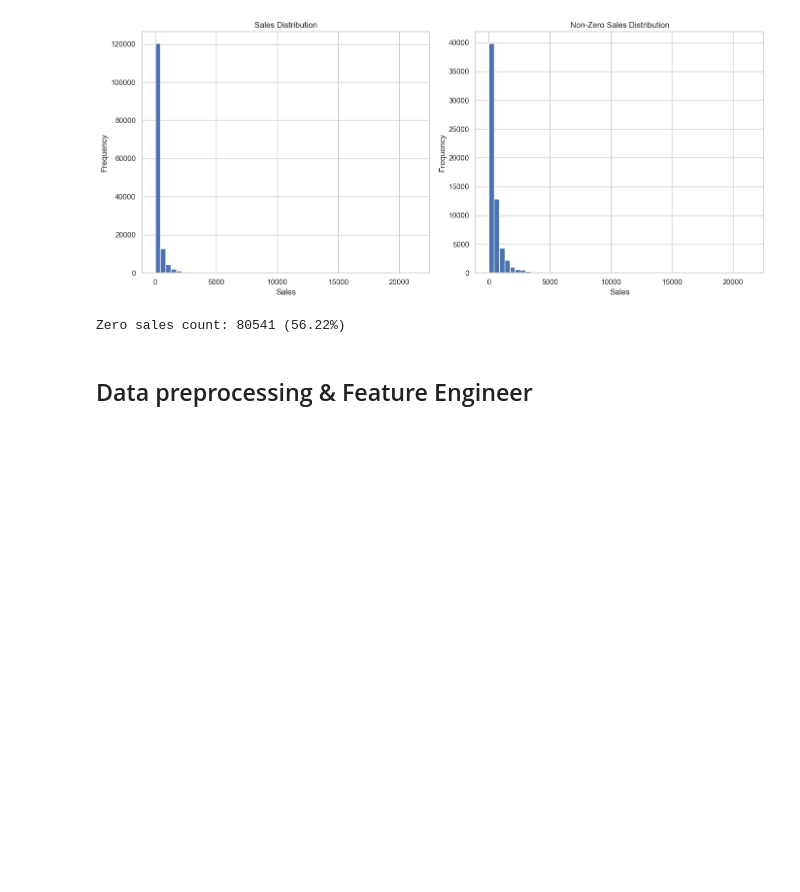
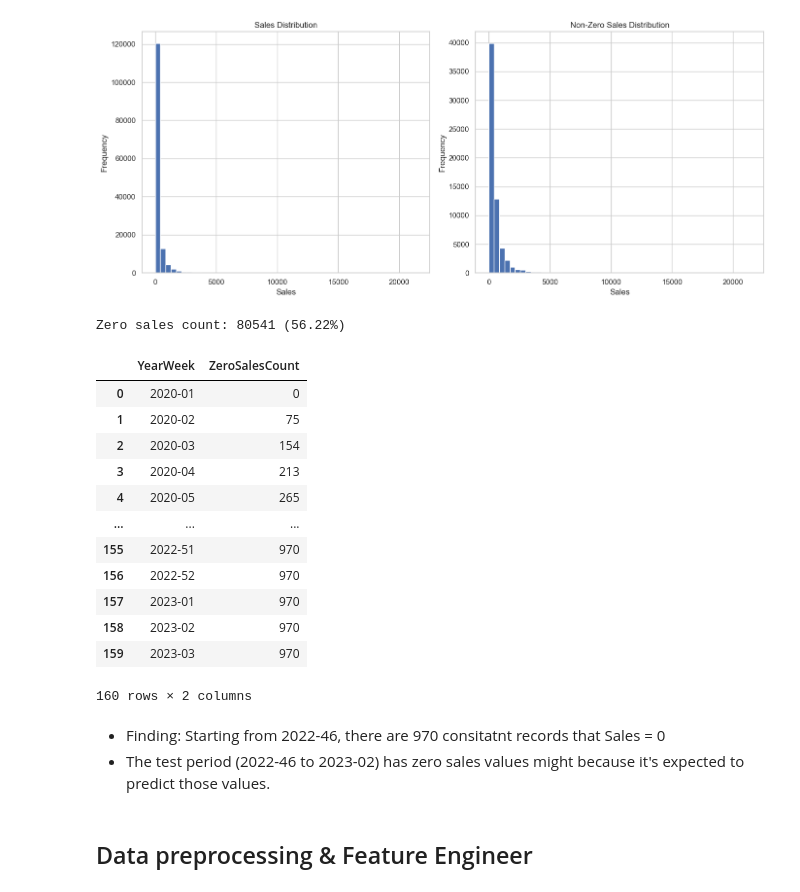
Before and after one commit to JohnY0920/sales_forecast_multiple_keys, a Jupyter notebook: sales_prediction.ipynb, the cells around one changed output. Drawn from its saved outputs; the diff is of its cells as text; code cells hidden in the pictures; blank space fills up the shorter version.

```diff
--- a/sales_prediction.ipynb
+++ b/sales_prediction.ipynb
@@ -223,6 +223,28 @@ zero_sales_count = (df['Sales'] == 0).sum()
 print(f"Zero sales count: {zero_sales_count} ({zero_sales_count/len(df)*100:.2f}%)")
 # %% [output]
 Zero sales count: 80541 (56.22%)
+# %%
+# check Sales = 0 by year week
+zero_sales_by_yearweek = df.groupby('YearWeek')['Sales'].apply(lambda x: (x == 0).sum()).reset_index(name='ZeroSalesCount')
+
+zero_sales_by_yearweek
+# %% [output]
+|  | YearWeek | ZeroSalesCount |
+| 0 | 2020-01 | 0 |
+| 1 | 2020-02 | 75 |
+| 2 | 2020-03 | 154 |
+| 3 | 2020-04 | 213 |
+| 4 | 2020-05 | 265 |
+| ... | ... | ... |
+| 155 | 2022-51 | 970 |
+| 156 | 2022-52 | 970 |
+| 157 | 2023-01 | 970 |
+| 158 | 2023-02 | 970 |
+| 159 | 2023-03 | 970 |
+160 rows × 2 columns
+# %% [markdown]
+* Finding: Starting from 2022-46, there are 970 consitatnt records that Sales = 0
+* The test period (2022-46 to 2023-02) has zero sales values might because it's expected to predict those values.
 # %% [markdown]
 ## Data preprocessing & Feature Engineer
 # %%
```
Also changed, not shown: parts of 17 cells of this notebook.
